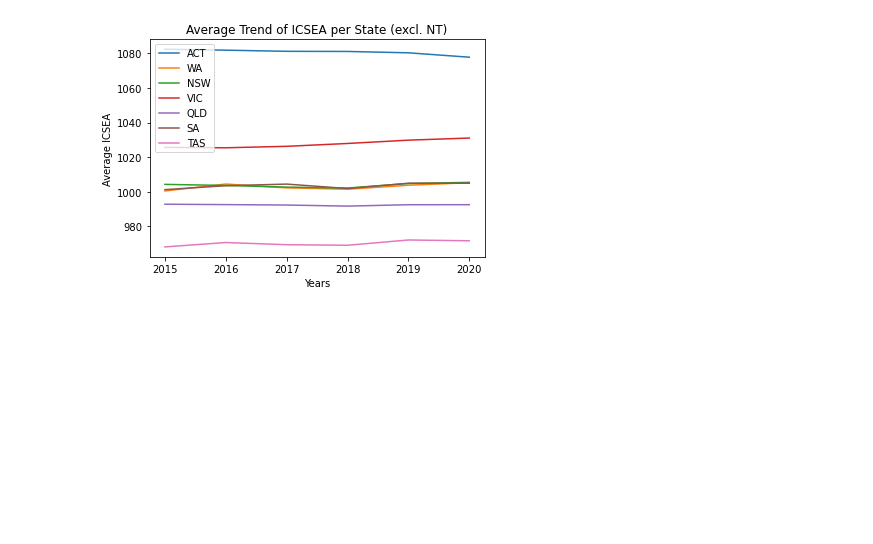
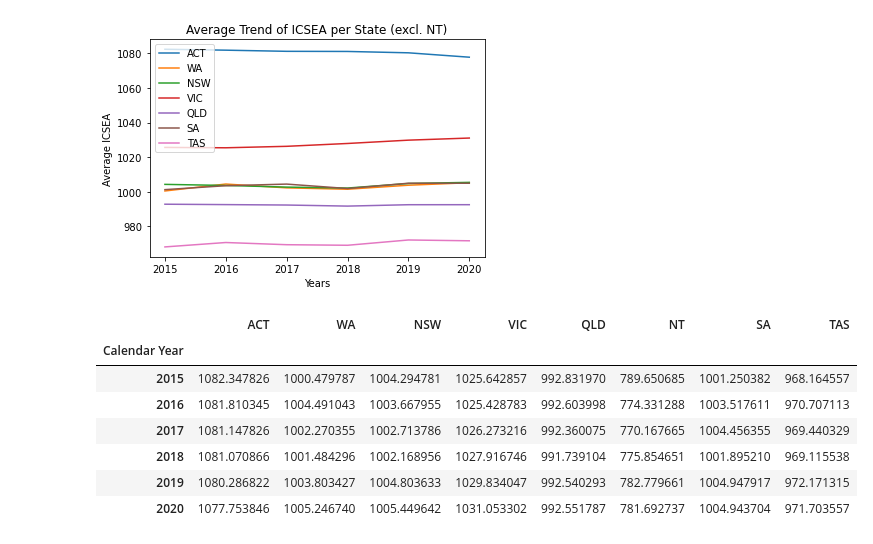
Before and after one commit to keners27/Project-1, a Jupyter notebook: School Data/school_data_analysis.ipynb, the cells around one changed output. Saved outputs shown, nothing was run; the diff lists cells and outputs as text; code cells hidden in the pictures; blank space fills up the shorter version.

```diff
--- a/School Data/school_data_analysis.ipynb
+++ b/School Data/school_data_analysis.ipynb
@@ -41,4 +42,17 @@ plt.legend(loc=2)
 plt.show()
 # %% [output]
 [figure]
+# %%
+#set index of school_data
+school_data = school_data.set_index(["Calendar Year"])
+school_data
+# %% [output]
+|  | ACT | WA | NSW | VIC | QLD | NT | SA | TAS |
+| Calendar Year |  |  |  |  |  |  |  |  |
+| 2015 | 1082.347826 | 1000.479787 | 1004.294781 | 1025.642857 | 992.831970 | 789.650685 | 1001.250382 | 968.164557 |
+| 2016 | 1081.810345 | 1004.491043 | 1003.667955 | 1025.428783 | 992.603998 | 774.331288 | 1003.517611 | 970.707113 |
+| 2017 | 1081.147826 | 1002.270355 | 1002.713786 | 1026.273216 | 992.360075 | 770.167665 | 1004.456355 | 969.440329 |
+| 2018 | 1081.070866 | 1001.484296 | 1002.168956 | 1027.916746 | 991.739104 | 775.854651 | 1001.895210 | 969.115538 |
+| 2019 | 1080.286822 | 1003.803427 | 1004.803633 | 1029.834047 | 992.540293 | 782.779661 | 1004.947917 | 972.171315 |
+| 2020 | 1077.753846 | 1005.246740 | 1005.449642 | 1031.053302 | 992.551787 | 781.692737 | 1004.943704 | 971.703557 |
 # %%
```
Also changed, not shown: parts of 6 cells of this notebook, 4 other files.
